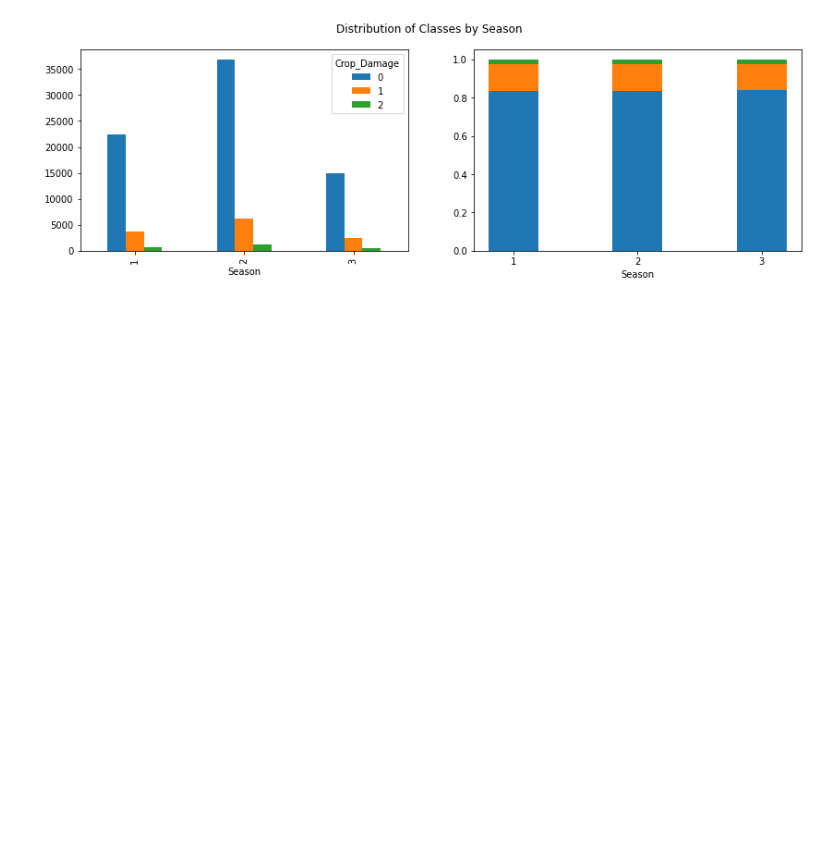
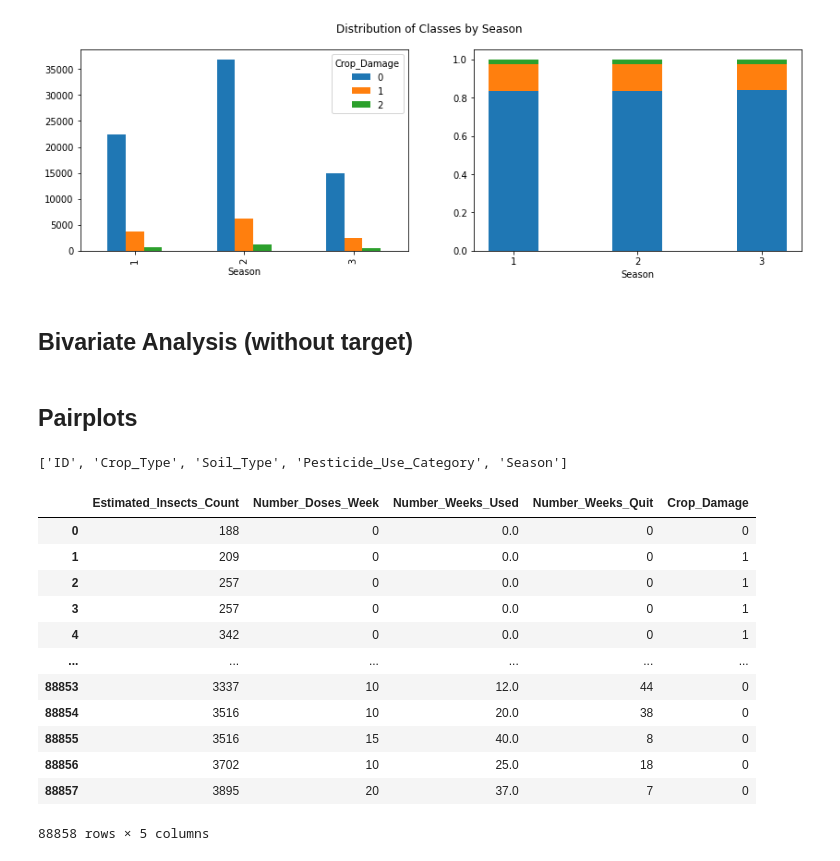
Before and after one commit to teja275/Janatahack-Machine-Learning-in-Agriculture, a Jupyter notebook: Notebooks/explore.ipynb, the cells around one changed output. Drawn from its saved outputs; the diff is of its cells as text; code cells hidden in the pictures; blank space fills up the shorter version.

```diff
--- a/Notebooks/explore.ipynb
+++ b/Notebooks/explore.ipynb
@@ -230,3 +230,5 @@ for i, col in enumerate(categorical_cols):
 [figure]
 [figure]
 [figure]
+# %% [markdown]
+## Bivariate Analysis (without target)
@@ -232,0 +237,22 @@ for i, col in enumerate(categorical_cols):
+# %% [markdown]
+## Pairplots
+# %%
+[ID] + categorical_cols
+# %% [output]
+['ID', 'Crop_Type', 'Soil_Type', 'Pesticide_Use_Category', 'Season']
+# %%
+train_data.drop(ID, axis=1)
+# %% [output]
+|  | Estimated_Insects_Count | Number_Doses_Week | Number_Weeks_Used | Number_Weeks_Quit | Crop_Damage |
+| 0 | 188 | 0 | 0.0 | 0 | 0 |
+| 1 | 209 | 0 | 0.0 | 0 | 1 |
+| 2 | 257 | 0 | 0.0 | 0 | 1 |
+| 3 | 257 | 0 | 0.0 | 0 | 1 |
+| 4 | 342 | 0 | 0.0 | 0 | 1 |
+| ... | ... | ... | ... | ... | ... |
+| 88853 | 3337 | 10 | 12.0 | 44 | 0 |
+| 88854 | 3516 | 10 | 20.0 | 38 | 0 |
+| 88855 | 3516 | 15 | 40.0 | 8 | 0 |
+| 88856 | 3702 | 10 | 25.0 | 18 | 0 |
+| 88857 | 3895 | 20 | 37.0 | 7 | 0 |
+88858 rows × 5 columns
```
Also changed, not shown: parts of 4 cells of this notebook.
